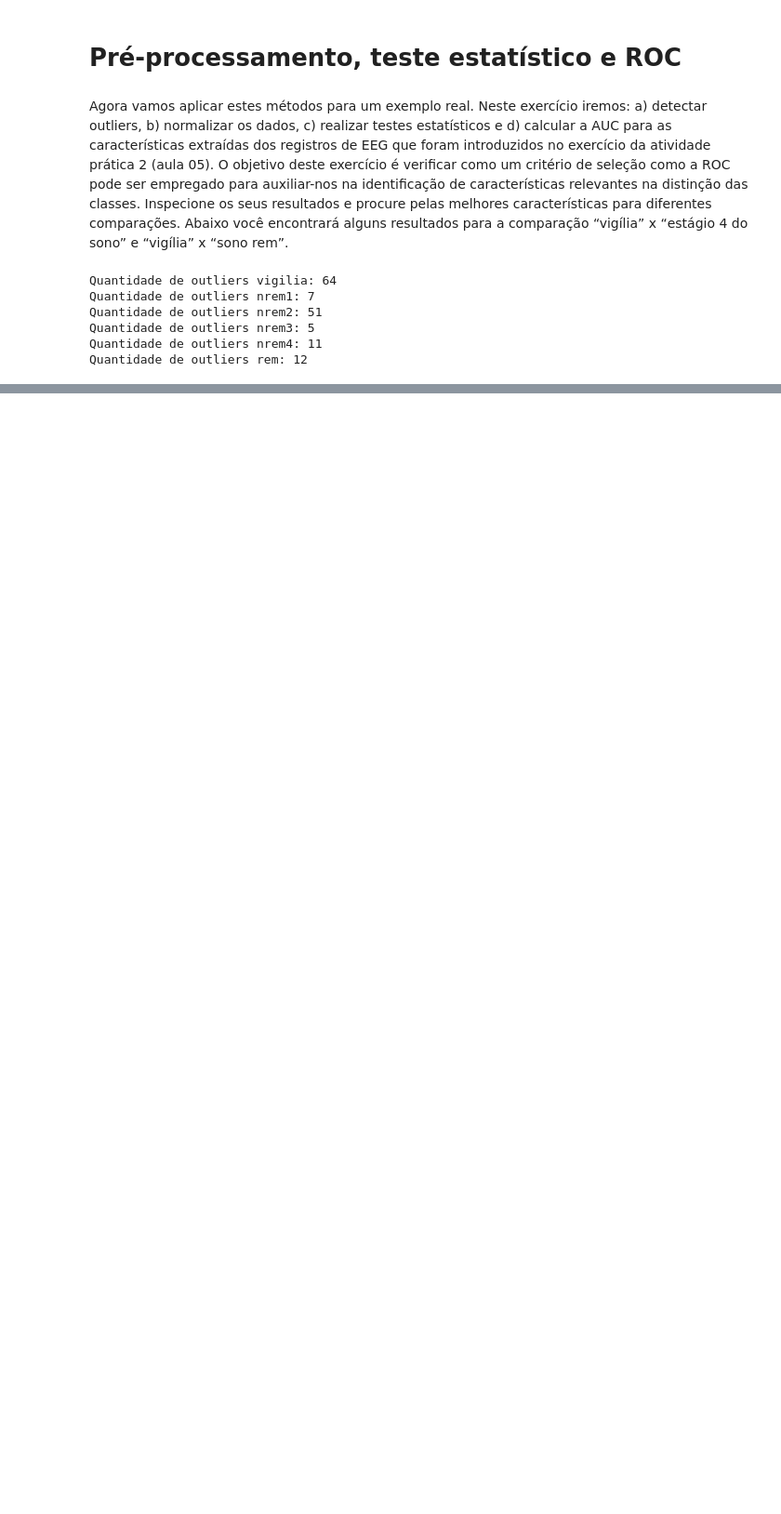
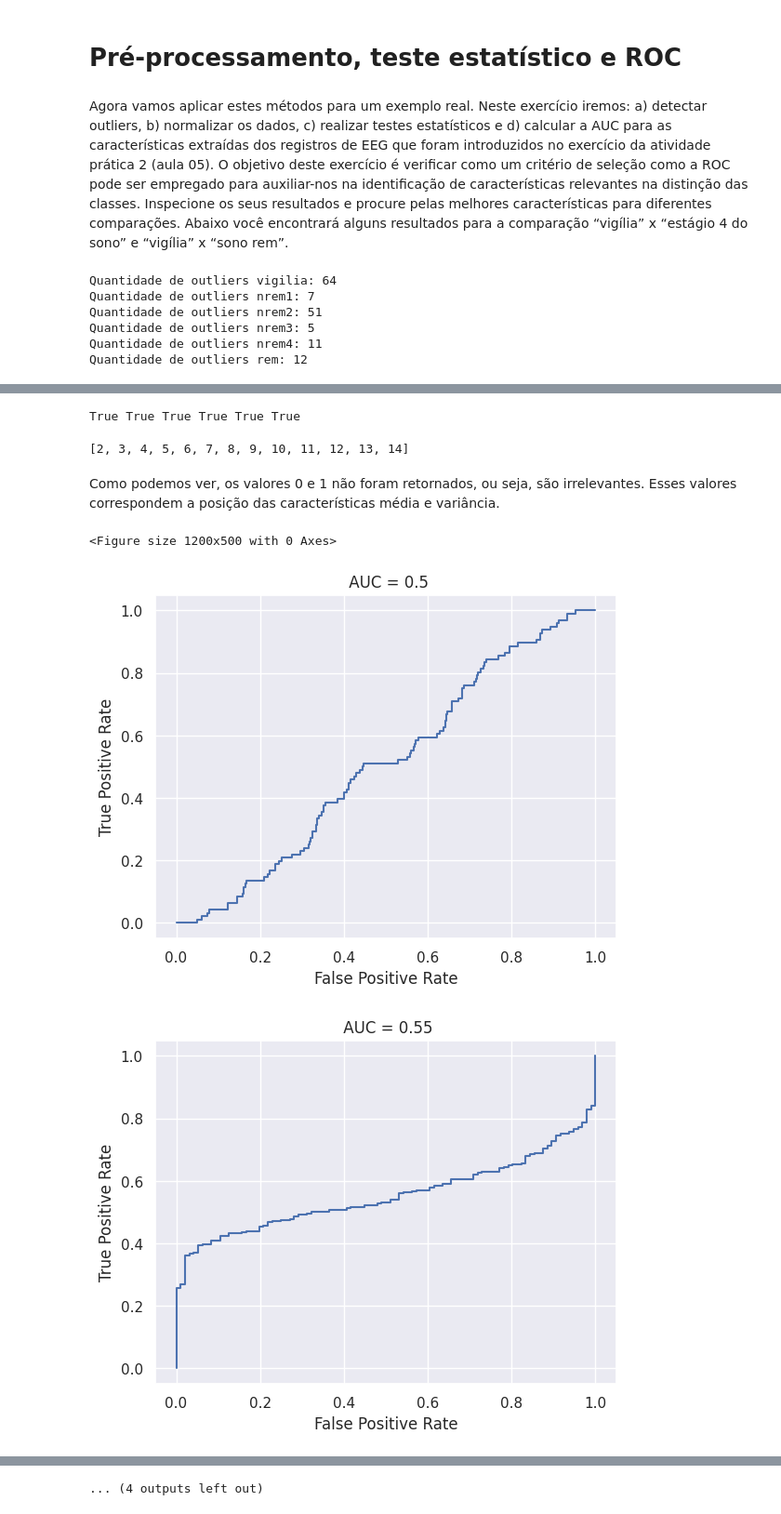
Before and after one commit to gsfreitas/engenharia-medica, a Jupyter notebook: atividade_pratica_3.ipynb, the cells around one changed output, grey strips where cells are left out. Shown: that part at 93% size. Cells and saved outputs as stored; diff of their text form; code cells hidden in the pictures; blank space fills up the shorter version.

```diff
--- a/atividade_pratica_3.ipynb
+++ b/atividade_pratica_3.ipynb
@@ -472,0 +455,37 @@ def t3_preselec(dados1,dados2,alfa,verbose=True):
+# %%
+# juntando todos os dados
+data = []
+data.append(no_out_vigilia)
+data.append(no_out_stage_1)
+data.append(no_out_stage_2)
+data.append(no_out_stage_3)
+data.append(no_out_stage_4)
+data.append(no_out_rem)
+
+# utilizando a função para juntar as classes
+all_data, all_classes = juntar(data)
+
+# normalizando todas as classes
+normalized = t3_normaliza(all_data, 'linear', r=1)
+# %%
+# separando as classes novamente
+"""
+foi feito a transposta para ficar no padrão da função
+preselec (caracteristicas x padrões)
+"""
+
+norm_vigilia = all_data[all_classes==0, :].T
+norm_stage_1 = all_data[all_classes==1, :].T
+norm_stage_2 = all_data[all_classes==2, :].T
+norm_stage_3 = all_data[all_classes==3, :].T
+norm_stage_4 = all_data[all_classes==4, :].T
+norm_rem = all_data[all_classes==5, :].T
+# %%
+print(np.array_equal(norm_vigilia, no_out_vigilia.T),
+      np.array_equal(norm_stage_1, no_out_stage_1.T),
+      np.array_equal(norm_stage_2, no_out_stage_2.T),
+      np.array_equal(norm_stage_3, no_out_stage_3.T),
+      np.array_equal(norm_stage_4, no_out_stage_4.T),
+      np.array_equal(norm_rem, no_out_rem.T))
+# %% [output]
+True True True True True True
@@ -472,0 +495,18 @@ def t3_preselec(dados1,dados2,alfa,verbose=True):
+# %%
+relevant, pvalue = t3_preselec(norm_vigilia, norm_stage_4, 0.05, verbose=False)
+print(relevant)
+# %% [output]
+[2, 3, 4, 5, 6, 7, 8, 9, 10, 11, 12, 13, 14]
+# %% [markdown]
+Como podemos ver, os valores 0 e 1 não foram retornados, ou seja, são irrelevantes. Esses valores correspondem a posição das características média e variância.
+# %%
+# processo da curva ROC
+plt.figure(figsize=(12,5))
+roc = []
+
+for index in range(0,15):
+  roc.append(t3_fazroc(norm_vigilia.T[:, index], norm_stage_4.T[:, index], nomecarac='', plotar=True))
+# %% [output]
+<Figure size 1200x500 with 0 Axes>
+[figure, added]
+[figure, added]
@@ -472,0 +522 @@ def t3_preselec(dados1,dados2,alfa,verbose=True):
+... (4 outputs left out)
```
Also changed, not shown: parts of 8 cells of this notebook.
